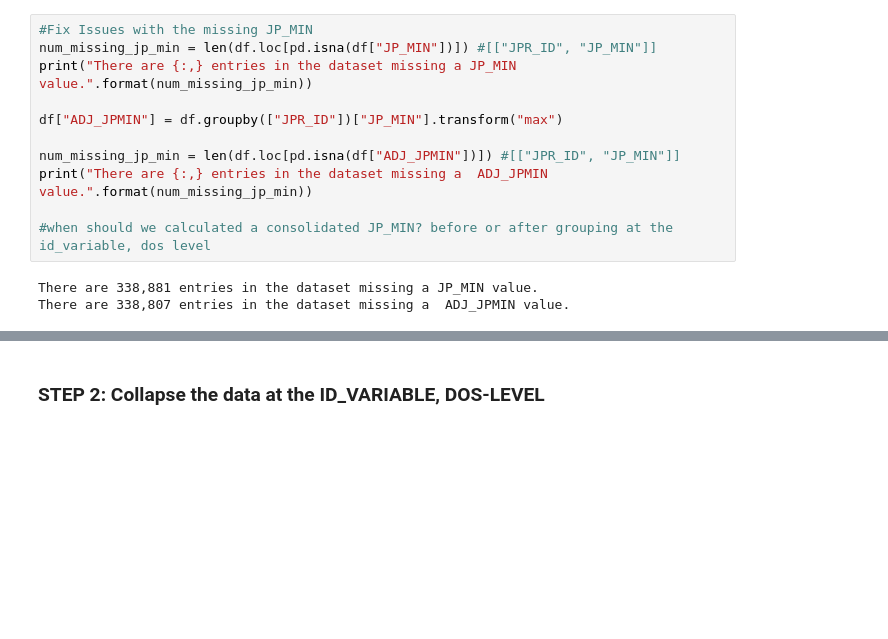
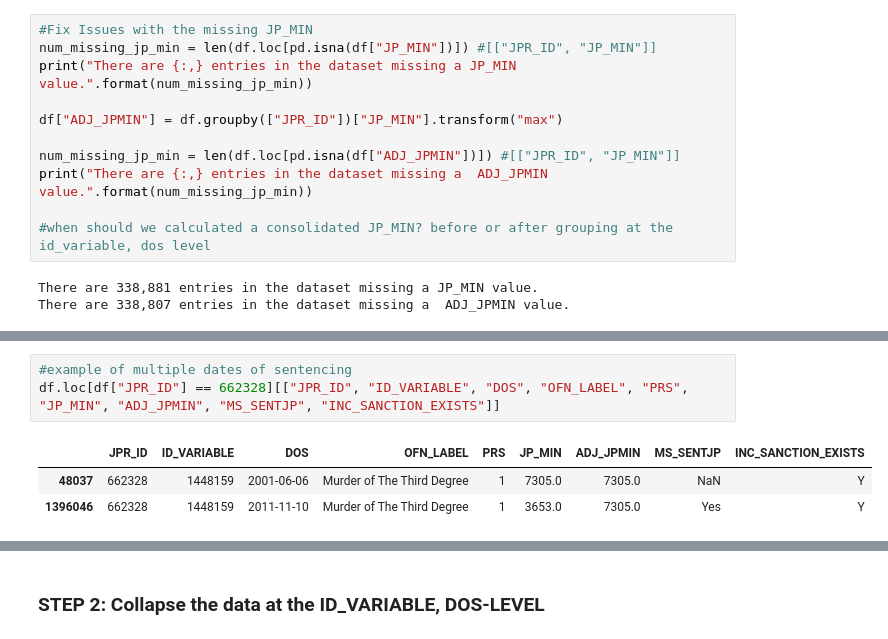
Before and after one commit to aud-z/PA_sentencing, a Jupyter notebook: data_cleaning_pipeline.ipynb, the cells around one changed output, grey strips where cells are left out. Saved outputs shown, nothing was run; the diff lists cells and outputs as text; blank space fills up the shorter version.

Commit message:
address multiple dos issue

```diff
--- a/data_cleaning_pipeline.ipynb
+++ b/data_cleaning_pipeline.ipynb
@@ -183,0 +198,7 @@ There are 338,807 entries in the dataset missing a  ADJ_JPMIN value.
+# %%
+#example of multiple dates of sentencing
+df.loc[df["JPR_ID"] == 662328][["JPR_ID", "ID_VARIABLE", "DOS", "OFN_LABEL", "PRS", "JP_MIN", "ADJ_JPMIN", "MS_SENTJP", "INC_SANCTION_EXISTS"]]
+# %% [output]
+|  | JPR_ID | ID_VARIABLE | DOS | OFN_LABEL | PRS | JP_MIN | ADJ_JPMIN | MS_SENTJP | INC_SANCTION_EXISTS |
+| 48037 | 662328 | 1448159 | 2001-06-06 | Murder of The Third Degree | 1 | 7305.0 | 7305.0 | NaN | Y |
+| 1396046 | 662328 | 1448159 | 2011-11-10 | Murder of The Third Degree | 1 | 3653.0 | 7305.0 | Yes | Y |
```
Also changed, not shown: parts of 15 cells of this notebook.
